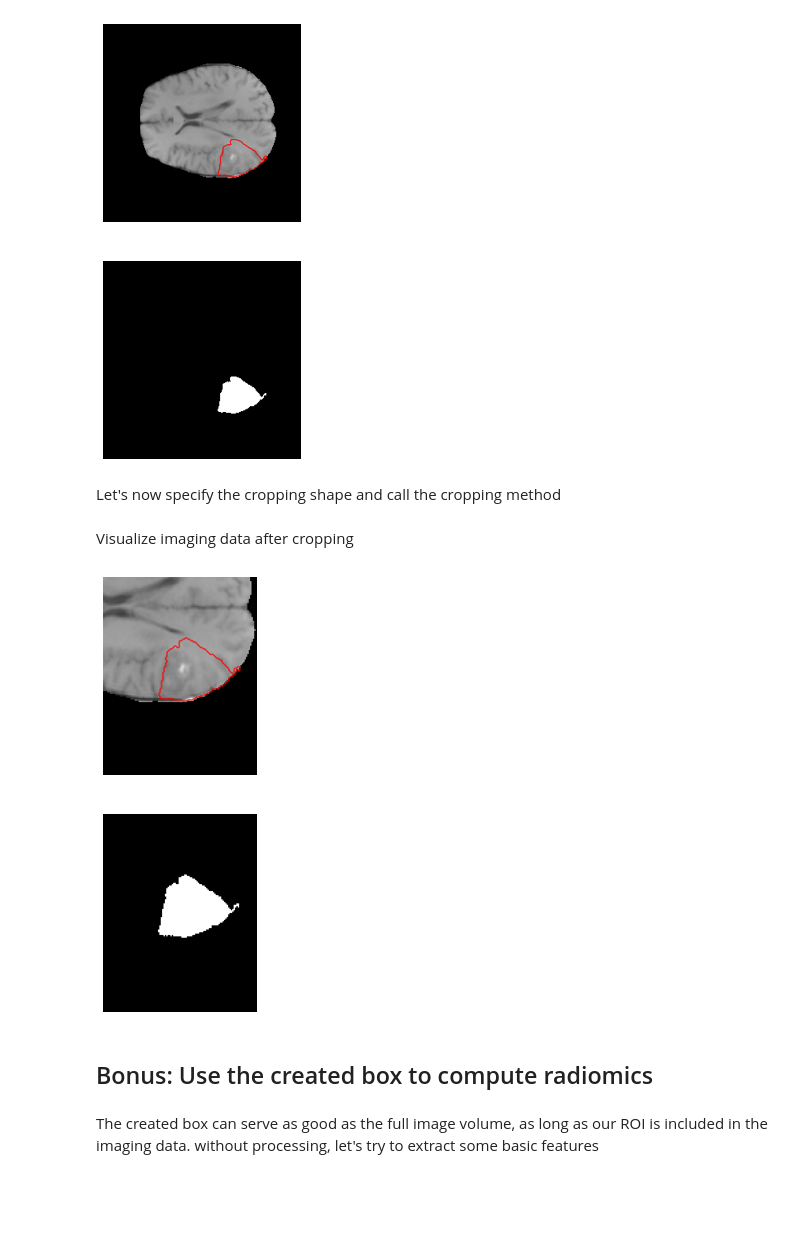
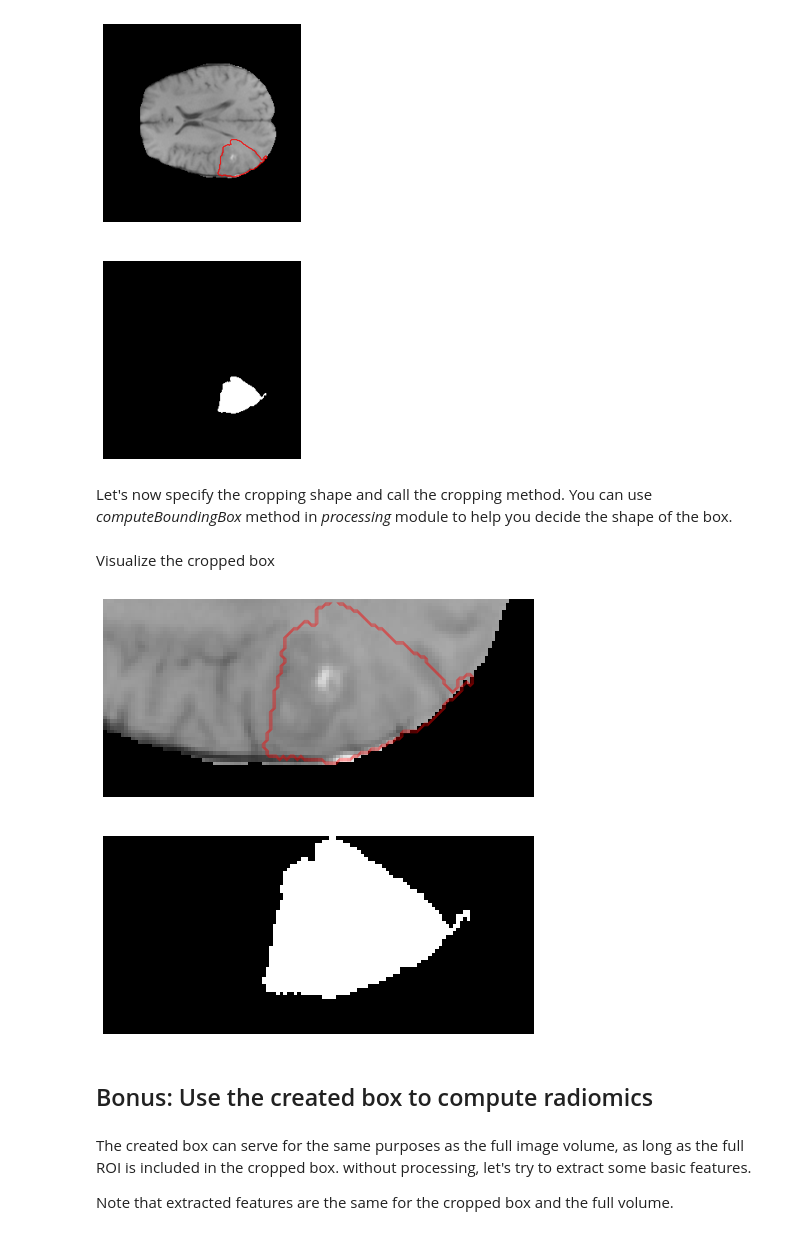
Before and after one commit to MahdiAll99/MEDimage, a Jupyter notebook: Glioma-Demo/Glioma-Tutorial.ipynb, the cells around one changed output. Drawn from its saved outputs; the diff is of its cells as text; code cells hidden in the pictures; blank space fills up the shorter version.

Commit message:
Fixed cropping and updated comments

```diff
--- a/Glioma-Demo/Glioma-Tutorial.ipynb
+++ b/Glioma-Demo/Glioma-Tutorial.ipynb
@@ -109,7 +108,7 @@ Now that we have all we need to instantiate a *MEDimage* class, we can finish th
 # %%
 from MEDimage.utils.initMEDimage import initMEDimage
 
-MEDimageProcess, MEDimageCR = initMEDimage(nameRead, pathData, roiType, imParams, 'log_file_glioma_tuto.txt')
+MEDimageProcess, MEDimageCR = initMEDimage(nameRead, pathData, roiType, imParams, 'log_file_glioma_demo.txt')
 # %% [markdown]
 ## Quick features extraction
 # %% [markdown]
@@ -304,30 +246,32 @@ plt.show()
 # %% [output]
 [figure]
 # %% [markdown]
-Let's now specify the cropping shape and call the cropping method
+Let's now specify the cropping shape and call the cropping method. You can use *computeBoundingBox* method in *processing* module to help you decide the shape of the box.
 # %%
 from MEDimage.processing.cropBox import cropBox
 
 # crop the initial imaging data
-crop_shape = [144, 112, 72] # All elements of crop_shape must be an even number (in voxels not mm)
+crop_shape = [56, 122, 82] # All elements of crop_shape must be an even number (in voxels not mm)
 new_image, new_roi = cropBox(volObjInit.data, roiObjInit.data, crop_shape)
 # %% [markdown]
-Visualize imaging data after cropping
+Visualize the cropped box
 # %%
-_slice = 39 # index of slice that will be plotted
+_slice = 44 # index of slice that will be plotted
 plt.figure(figsize=(8,8))
 plt.subplot(2, 1, 1)
 plt.axis('off')
 plt.imshow(new_image[:, :, _slice], cmap='gray')
 plt.contour(new_roi[:, :, _slice], colors='red', linewidths=0.4, origin='lower', alpha=0.5)
 plt.subplot(2, 1, 2)
 plt.axis('off')
 plt.imshow(new_roi[:, :, _slice], cmap='gray')
 plt.show()
 # %% [output]
-[figure, old version]
+[figure, new version]
 # %% [markdown]
 ## Bonus: Use the created box to compute radiomics
 # %% [markdown]
-The created box can serve as good as the full image volume, as long as our ROI is included in the imaging data. without processing, let's try to extract some basic features
+The created box can serve for the same purposes as the full image volume, as long as the full ROI is included in the cropped box. without processing, let's try to extract some basic features.
+
+Note that extracted features are the same for the cropped box and the full volume.
 # %% [markdown]
```
Also changed, not shown: parts of 36 cells of this notebook.
